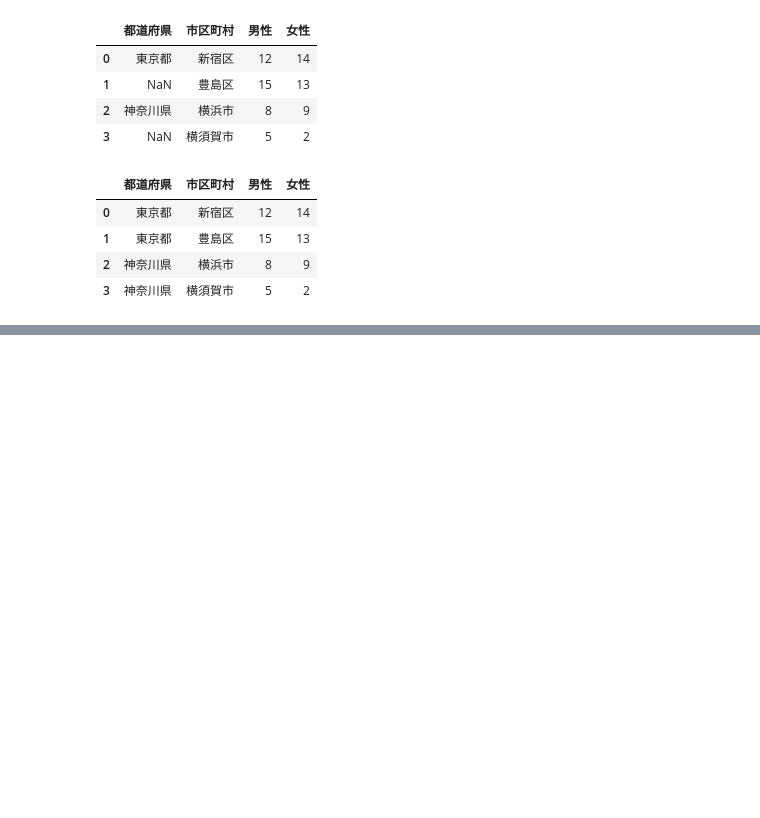
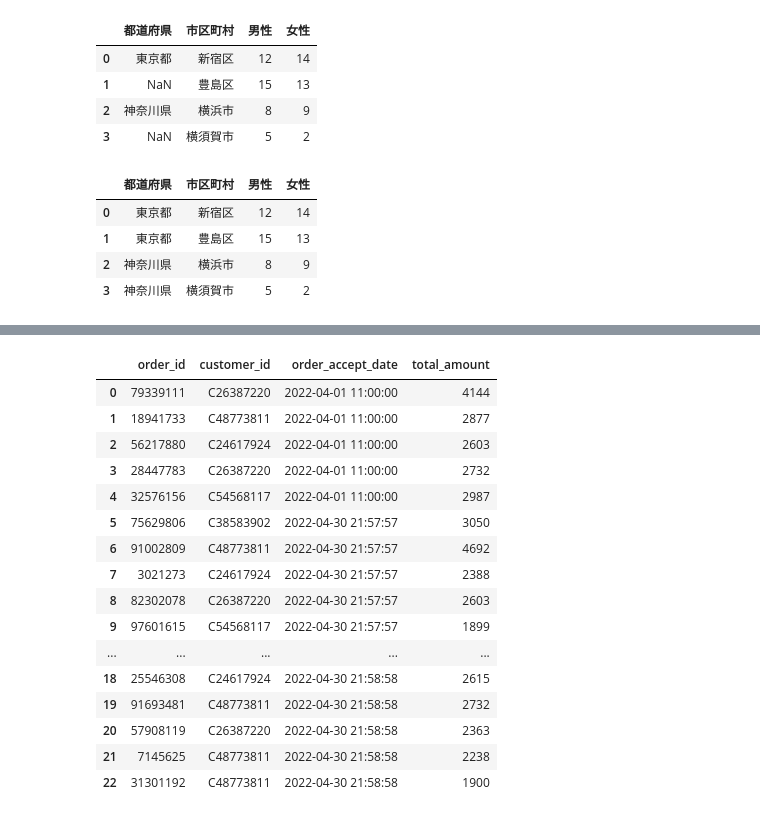
Before and after one commit to ginmaruGH/python-practical-data-analysis-100knocks, a Jupyter notebook: ch12/ch12.ipynb, the cells around one changed output, grey strips where cells are left out. Saved outputs shown, nothing was run; the diff lists cells and outputs as text; code cells hidden in the pictures; blank space fills up the shorter version.

```diff
--- a/ch12/ch12.ipynb
+++ b/ch12/ch12.ipynb
@@ -100,0 +812,22 @@ output_data.to_csv("12-1_out.csv", index=False)
+# %%
+# csvファイルの読み込み
+input_data = pd.read_csv("../support/12章/12-9.csv")
+display(input_data)
+# %% [output]
+|  | order_id | customer_id | order_accept_date | total_amount |
+| 0 | 79339111 | C26387220 | 2022-04-01 11:00:00 | 4144 |
+| 1 | 18941733 | C48773811 | 2022-04-01 11:00:00 | 2877 |
+| 2 | 56217880 | C24617924 | 2022-04-01 11:00:00 | 2603 |
+| 3 | 28447783 | C26387220 | 2022-04-01 11:00:00 | 2732 |
+| 4 | 32576156 | C54568117 | 2022-04-01 11:00:00 | 2987 |
+| 5 | 75629806 | C38583902 | 2022-04-30 21:57:57 | 3050 |
+| 6 | 91002809 | C48773811 | 2022-04-30 21:57:57 | 4692 |
+| 7 | 3021273 | C24617924 | 2022-04-30 21:57:57 | 2388 |
+| 8 | 82302078 | C26387220 | 2022-04-30 21:57:57 | 2603 |
+| 9 | 97601615 | C54568117 | 2022-04-30 21:57:57 | 1899 |
+| ... | ... | ... | ... | ... |
+| 18 | 25546308 | C24617924 | 2022-04-30 21:58:58 | 2615 |
+| 19 | 91693481 | C48773811 | 2022-04-30 21:58:58 | 2732 |
+| 20 | 57908119 | C26387220 | 2022-04-30 21:58:58 | 2363 |
+| 21 | 7145625 | C48773811 | 2022-04-30 21:58:58 | 2238 |
+| 22 | 31301192 | C48773811 | 2022-04-30 21:58:58 | 1900 |
```
Also changed, not shown: parts of 56 cells of this notebook, 14 other files.
